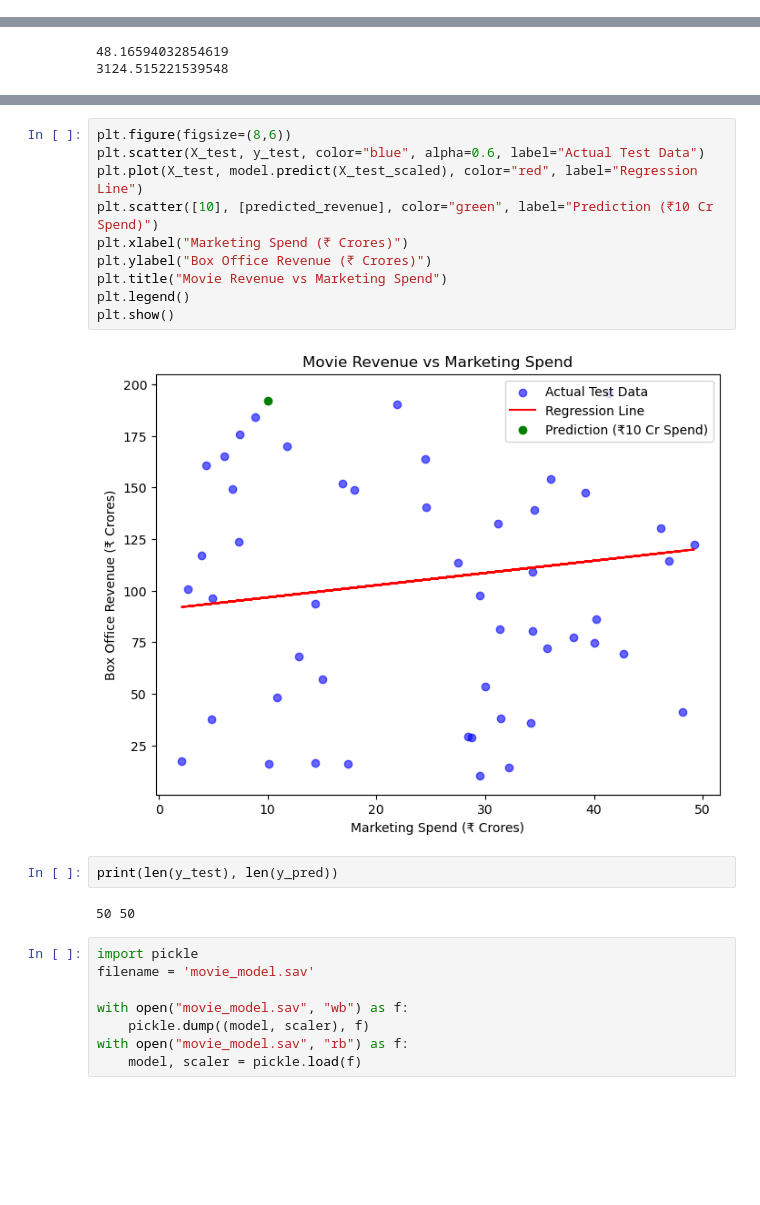
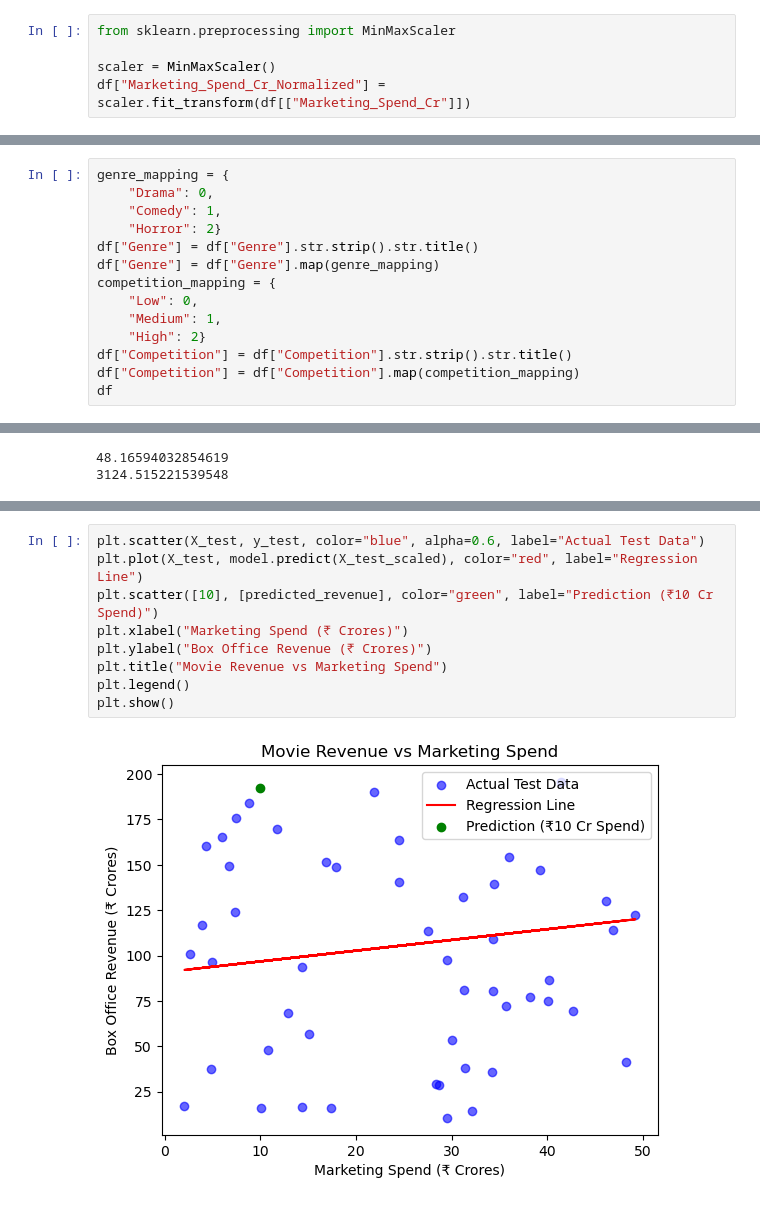
Before and after one commit to kavinkumartk/Project-4-Linear-Regression-, a Jupyter notebook: code.ipynb, the cells around one changed output, grey strips where cells are left out. Cells and saved outputs as stored; diff of their text form; blank space fills up the shorter version.

```diff
--- a/code.ipynb
+++ b/code.ipynb
@@ -29,0 +50,5 @@ Slope (b1): 8.60725220793997
+# %%
+from sklearn.preprocessing import MinMaxScaler
+
+scaler = MinMaxScaler()
+df["Marketing_Spend_Cr_Normalized"] = scaler.fit_transform(df[["Marketing_Spend_Cr"]])
@@ -29,0 +103,14 @@ Slope (b1): 8.60725220793997
+# %%
+genre_mapping = {
+    "Drama": 0,
+    "Comedy": 1,
+    "Horror": 2}
+df["Genre"] = df["Genre"].str.strip().str.title()
+df["Genre"] = df["Genre"].map(genre_mapping)
+competition_mapping = {
+    "Low": 0,
+    "Medium": 1,
+    "High": 2}
+df["Competition"] = df["Competition"].str.strip().str.title()
+df["Competition"] = df["Competition"].map(competition_mapping)
+df
@@ -50,26 +173,13 @@ print("R² Score:", r2)
 # %% [output]
 R² Score: -0.06576100208407998
 # %%
-plt.figure(figsize=(8,6))
 plt.scatter(X_test, y_test, color="blue", alpha=0.6, label="Actual Test Data")
 plt.plot(X_test, model.predict(X_test_scaled), color="red", label="Regression Line")
 plt.scatter([10], [predicted_revenue], color="green", label="Prediction (₹10 Cr Spend)")
 plt.xlabel("Marketing Spend (₹ Crores)")
 plt.ylabel("Box Office Revenue (₹ Crores)")
 plt.title("Movie Revenue vs Marketing Spend")
 plt.legend()
 plt.show()
 # %% [output]
-[figure, old version]
+[figure, new version]
-# %%
-print(len(y_test), len(y_pred))
-# %% [output]
-50 50
-# %%
-import pickle
-filename = 'movie_model.sav'
-
-with open("movie_model.sav", "wb") as f:
-    pickle.dump((model, scaler), f)
-with open("movie_model.sav", "rb") as f:
-    model, scaler = pickle.load(f)
```
Also changed, not shown: parts of 12 cells of this notebook, 3 other files.
